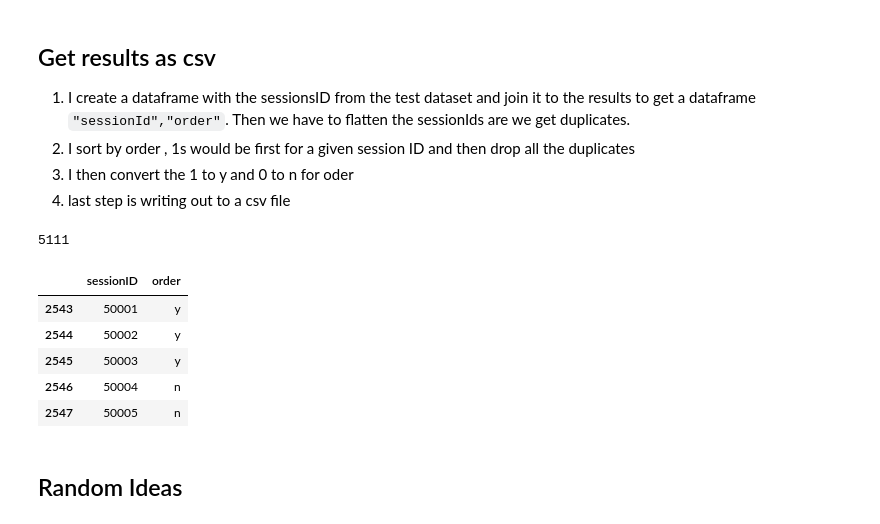
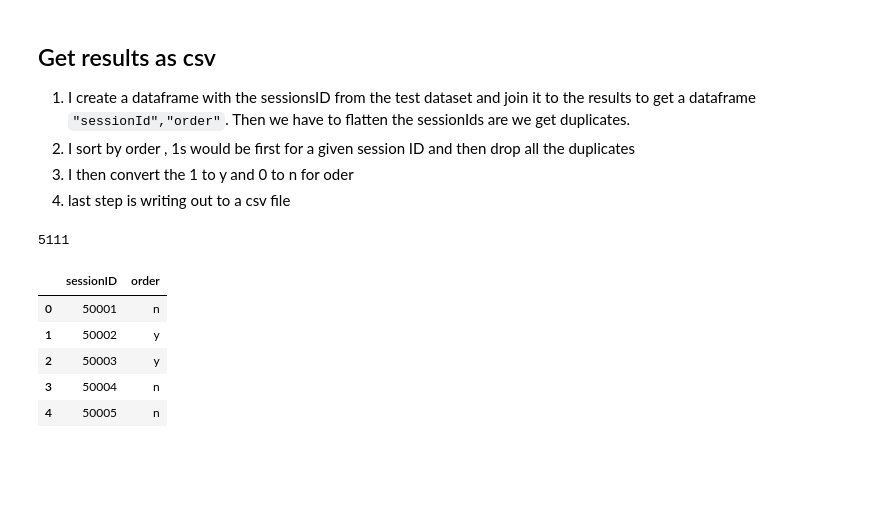
Before and after one commit to BrainMonkey/ml-contest1, a Jupyter notebook: python/jhiciano-customer-split.ipynb, the cells around one changed output. Drawn from its saved outputs; the diff is of its cells as text; code cells hidden in the pictures; blank space fills up the shorter version.

```diff
--- a/python/jhiciano-customer-split.ipynb
+++ b/python/jhiciano-customer-split.ipynb
@@ -493,0 +541,3 @@ rc_random.best_params_
+# %%
+#Non-Customer Model
+clf1 = BaggingClassifier()
@@ -518,5 +593,0 @@ multi_target_forest = MultiOutputClassifier(clf2, n_jobs=-1)
-# %%
-clf2 = BaggingClassifier(oob_score=True,
-                              n_estimators= 40,
-                              random_state=0,
-                              bootstrap=True)
@@ -533,0 +608,12 @@ RandomForestClassifier(bootstrap=False, ccp_alpha=0.0, class_weight=None,
+# %%
+clf1.fit(X_train, y_train)
+# features = X_train.columns.values
+# importances = clf1.feature_importances_
+# indices = np.argsort(importances)
+# pprint(clf1.get_params())
+# plt.title('Feature Importances')
+# plt.barh(range(len(indices)), importances[indices], color='#8f63f4', align='center')
+# plt.yticks(range(len(indices)), features[indices])
+# plt.xlabel('Relative Importance')
+# plt.show()
+clf1.score(X_test, y_test)
@@ -568,0 +674,18 @@ clf2.score(X_test, y_test)
+# %%
+results_non_cust1 = clf1.predict(df_test_noncust_f)
+results_non_cust2 = clf2.predict(df_test_noncust_f)
+results_non_cust3 = clf3.predict(df_test_noncust_f)
+
+df_results1 = pd.DataFrame({"sessionID":df_test_noncust.sessionID, "order_int":results_non_cust1})
+df_results2 = pd.DataFrame({"sessionID":df_test_noncust.sessionID, "order_int":results_non_cust2})
+df_results3 = pd.DataFrame({"sessionID":df_test_noncust.sessionID, "order_int":results_non_cust3})
+
+df_results1.rename(columns={'order_int': 'order_int1'}, inplace=True)
+df_results1['order_int2'] = df_results2['order_int']
+df_results1['order_int3'] = df_results2['order_int']
+df_results1['order_int_f'] = df_results1['order_int1']+df_results1['order_int2']+df_results1['order_int3']
+df_results1.loc[df_results1['order_int_f']>=2,'order_int'] = 1
+df_results1.loc[df_results1['order_int_f']<2,'order_int'] = 0
+df_results1.drop(['order_int1','order_int2','order_int3','order_int_f'], axis=1, inplace=True)
+
+df_results = df_results1
@@ -578,36 +703,34 @@ results_cust = clf2.predict(df_test_cust_f)
 1. I then convert the 1 to y and 0 to n for oder
 1. last step is writing out to a csv file
 # %%
-df_results = pd.DataFrame({"sessionID":df_test_noncust.sessionID, "order_int":results_non_cust})
+df_results = pd.DataFrame({"sessionID":df_test_noncust.sessionID, "order_int":results_non_cust2})
 df_results.sort_values(by=['order_int'], ascending=False)
 df_dist  = df_results.drop_duplicates(subset = "sessionID", )
 
 df_results_cust = pd.DataFrame({"sessionID":df_test_cust.sessionID, "order_int":results_cust})
 df_results_cust.sort_values(by=['order_int'], ascending=False)
 df_dist_cust  = df_results_cust.drop_duplicates(subset = "sessionID", )
 
 df_dist = df_dist.append(df_dist_cust, ignore_index=True, sort=False)
 df_final = df_dist.sort_values(by=['sessionID'])
 
 df_final.sort_values(by=['order_int'], ascending=False)
 df_final  = df_final.drop_duplicates(subset = "sessionID", )
 
 df_final.loc[df_final['order_int']==1,'order'] = 'y'
 df_final['order'].fillna('n', inplace=True)
 df_final = df_final.drop('order_int',axis=1)
 
 df_final = df_final.sort_values(by=['sessionID'], ascending=True)
 print(len(df_final))
 df_final.head()
 # %% [output]
 5111
 |  | sessionID | order |
-| 2543 | 50001 | y |
-| 2544 | 50002 | y |
-| 2545 | 50003 | y |
-| 2546 | 50004 | n |
-| 2547 | 50005 | n |
+| 0 | 50001 | n |
+| 1 | 50002 | y |
+| 2 | 50003 | y |
+| 3 | 50004 | n |
+| 4 | 50005 | n |
 # %%
 df_final.to_csv("../data/results.csv", index=False)
-# %% [markdown]
-## Random Ideas
```
Also changed, not shown: parts of 42 cells of this notebook, 1 other file.
